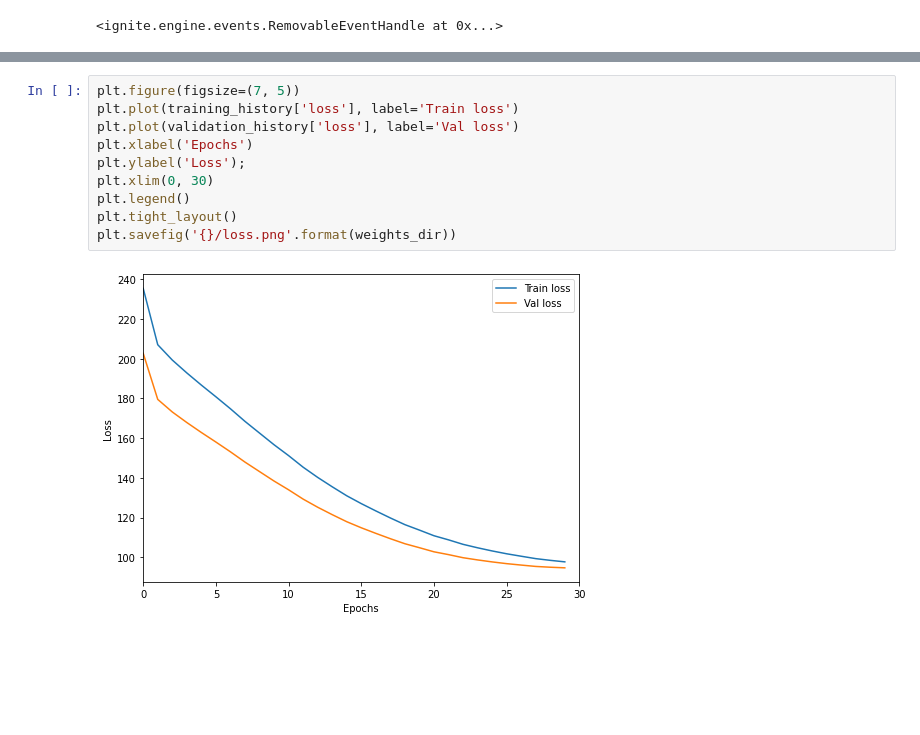
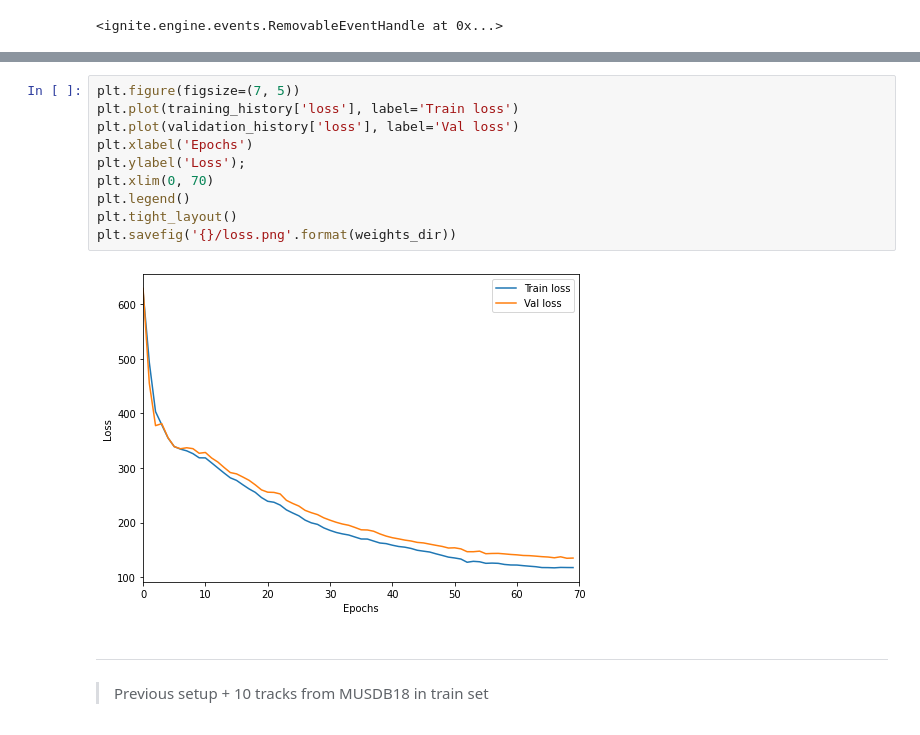
Before and after one commit to apelykh/deep-audio-mixer, a Jupyter notebook: training_ignite.ipynb, the cells around one changed output, grey strips where cells are left out. Cells and saved outputs as stored; diff of their text form; blank space fills up the shorter version.

```diff
--- a/training_ignite.ipynb
+++ b/training_ignite.ipynb
@@ -320,12 +365,15 @@ State:
 # %%
 plt.figure(figsize=(7, 5))
 plt.plot(training_history['loss'], label='Train loss')
 plt.plot(validation_history['loss'], label='Val loss')
 plt.xlabel('Epochs')
 plt.ylabel('Loss');
-plt.xlim(0, 30)
+plt.xlim(0, 70)
 plt.legend()
 plt.tight_layout()
 plt.savefig('{}/loss.png'.format(weights_dir))
 # %% [output]
-[figure, old version]
+[figure, new version]
+# %% [markdown]
+---
+> Previous setup + 10 tracks from MUSDB18 in train set
```
Also changed, not shown: parts of 14 cells of this notebook, 8 other files.
